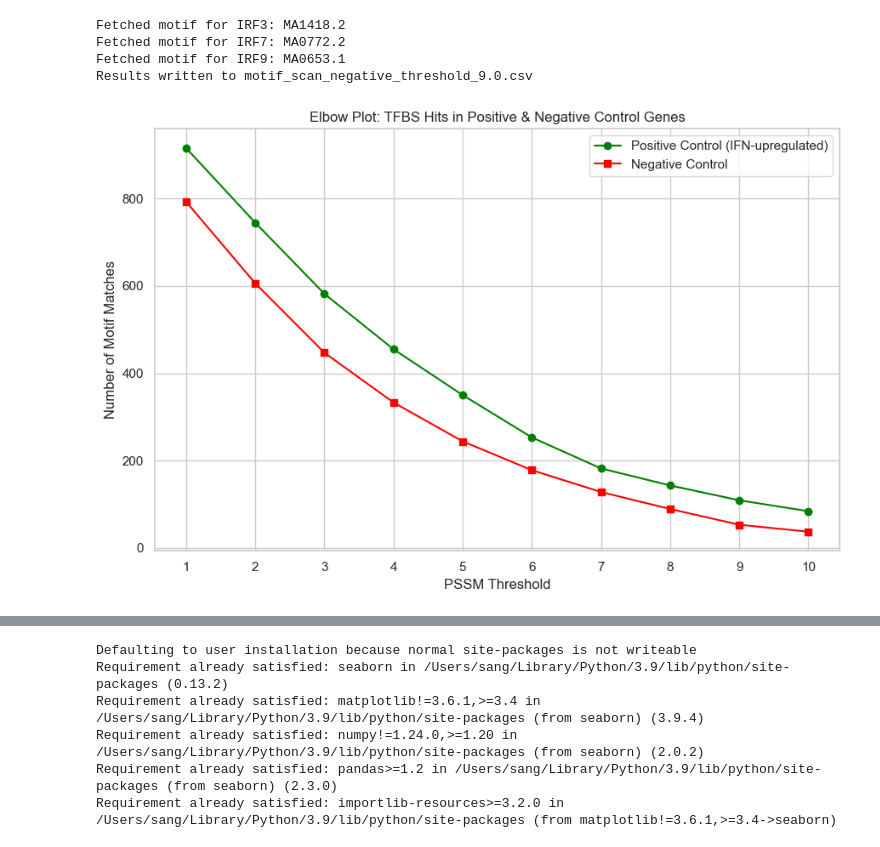
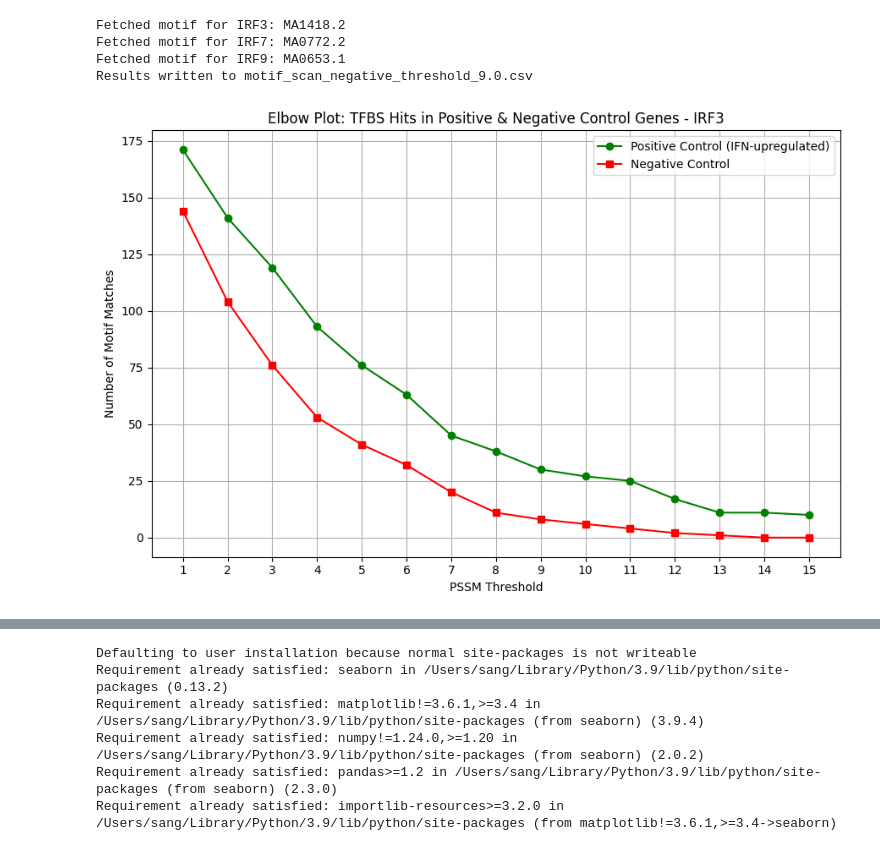
Before and after one commit to Emily3005250/TFBS-explorer, a Jupyter notebook: scripts/TFBS_explorer_human.ipynb, the cells around one changed output, grey strips where cells are left out. Drawn from its saved outputs; the diff is of its cells as text; code cells hidden in the pictures.

```diff
--- a/scripts/TFBS_explorer_human.ipynb
+++ b/scripts/TFBS_explorer_human.ipynb
@@ -723,11 +723,11 @@ import matplotlib.pyplot as plt
 import os
 
 # Define base paths
-positive_path = "/Users/sang/bioinformatics_msc_project_2025/TFBS-explorer-1/outputs/positive"
-negative_path = "/Users/sang/bioinformatics_msc_project_2025/TFBS-explorer-1/outputs/negative_con"
+positive_path = "/Users/sang/bioinformatics_msc_project_2025/TFBS-explorer-8/TFBS-explorer/outputs/positive_IRF3"
+negative_path = "/Users/sang/bioinformatics_msc_project_2025/TFBS-explorer-8/TFBS-explorer/outputs/negative_IRF3"
 
 # Thresholds to evaluate
-thresholds = range(1, 11)
+thresholds = range(1, 16)
 
 # Empty lists to hold match counts
 pos_hits = []
@@ -735,34 +735,34 @@ neg_hits = []
 
 # Loop through thresholds
 for threshold in thresholds:
     # Positive control output files
-    pos_file = os.path.join(positive_path, f"motif_scan_positive_threshold_{threshold}.0.csv")
+    pos_file = os.path.join(positive_path, f"pos_scan_jaspar_{threshold}.0.csv")
     if os.path.exists(pos_file):
         df_pos = pd.read_csv(pos_file)
         pos_hits.append(len(df_pos))
     else:
         pos_hits.append(0)
 
     # Negative control output files
-    neg_file = os.path.join(negative_path, f"motif_scan_negative_threshold_{threshold}.0.csv")
+    neg_file = os.path.join(negative_path, f"neg_scan_jaspar_{threshold}.0.csv")
     if os.path.exists(neg_file):
         df_neg = pd.read_csv(neg_file)
         neg_hits.append(len(df_neg))
     else:
         neg_hits.append(0)
 
 # Plot both lines
 plt.figure(figsize=(9, 6))
 plt.plot(thresholds, pos_hits, marker='o', label="Positive Control (IFN-upregulated)", color="green")
 plt.plot(thresholds, neg_hits, marker='s', label="Negative Control", color="red")
 
 plt.xlabel("PSSM Threshold")
 plt.ylabel("Number of Motif Matches")
-plt.title("Elbow Plot: TFBS Hits in Positive & Negative Control Genes")
+plt.title("Elbow Plot: TFBS Hits in Positive & Negative Control Genes - IRF3")
 plt.xticks(thresholds)
 plt.grid(True)
 plt.legend()
 plt.tight_layout()
 plt.show()
 # %% [output]
-[figure, old version]
+[figure, new version]
```
Also changed, not shown: parts of 4 cells of this notebook, 18 other files.
